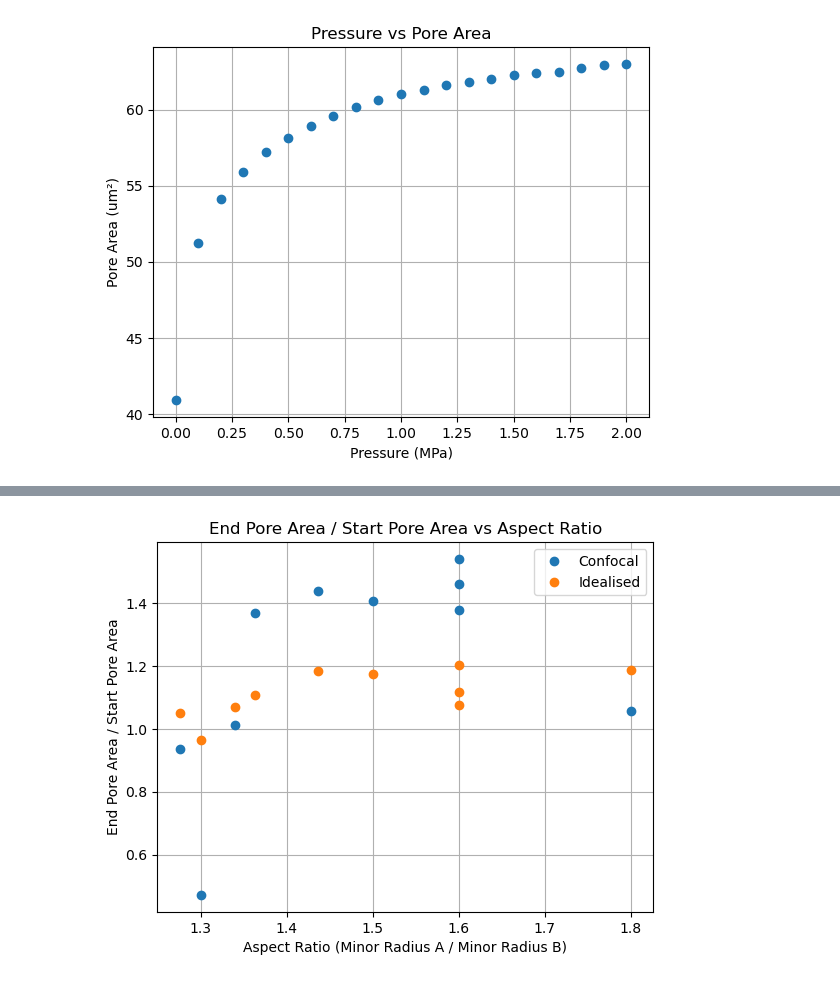
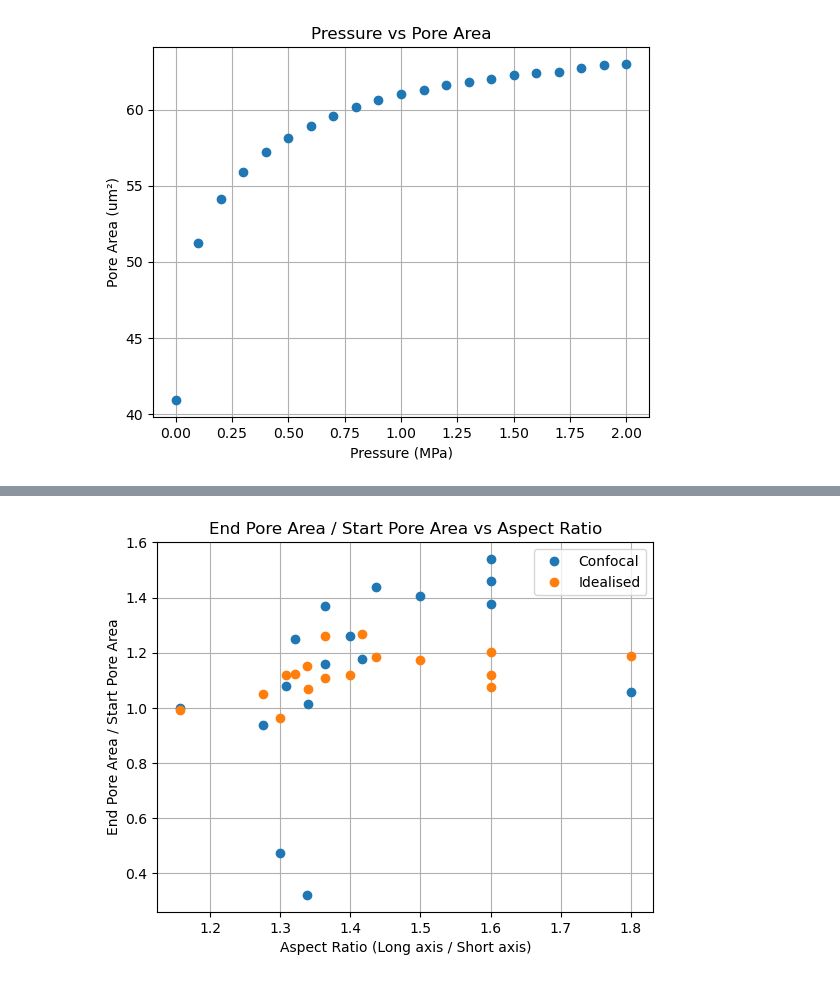
Before and after one commit to mtomtom/onion-stomatal-geometry, a Jupyter notebook: output/results.ipynb, the cells around one changed output, grey strips where cells are left out. Saved outputs shown, nothing was run; the diff lists cells and outputs as text; code cells hidden in the pictures.

Commit message:
Added idealised meshes

```diff
--- a/output/results.ipynb
+++ b/output/results.ipynb
@@ -1099,25 +1099,25 @@ plt.show()
 # %%
 ## Let's plot end pore area / start pore area against aspect ratio
 
 mesh_name =["1_2","1_3","1_4","1_5","1_6","1_8","2_1", "2_3", "2_6a", "2_6b", "2_7","3_1","3_2", "3_3", "3_4","3_6", "3_7"]
 minor_radius_a = [8, 8, 7.5, 9, 7.9, 7.4, 6.7, 7.2, 8, 7.8, 7, 7.5, 8.4, 8.5, 8.1, 8.5, 7.9]
 minor_radius_b = [5, 5, 5.5, 6, 5.5, 5.8, 5.0, 4, 5, 6, 5.3, 5.5, 6, 6, 7, 6.5, 5.9]
 stomata_length = [43, 40,40.5, 48.2, 45.2, 40.3, 37, 39.6, 37.5, 36, 40, 42.1, 41.6, 40.6, 40.5, 45.5, 41] # vertical dimension (y-axis)
 stomata_width = [37, 39, 35.4, 41.5, 37, 37.6, 36.0, 37.6, 37.0, 35, 33.5, 32.9, 37.2, 35.8, 36.3, 38.5, 35] # horizontal dimension (x-axis)
 confocal_pore_area = [40.9,44.7,43.0, 49.6, 53.9, 65.7, 73.8, 74.2, 21.7, 14.2, 49.2, 22, 20.9, 7.3, 23.5, 37.3, 22.3]
 aspect_ratio = [minor_radius_a[i] / minor_radius_b[i] for i in range(len(minor_radius_a))]
 con_change = [confocal_end_area[i] / confocal_start_area[i] for i in range(len(confocal_start_area))]
 id_change = [idealised_end_area[i] / idealised_start_area[i] for i in range(len(idealised_start_area))]
 
-end_val = 10
 
-plt.plot(aspect_ratio[0:end_val], con_change[0:end_val], 'o', label="Confocal")
-plt.plot(aspect_ratio[0:end_val], id_change[0:end_val], 'o', label="Idealised")
-plt.xlabel('Aspect Ratio (Minor Radius A / Minor Radius B)')
+plt.plot(aspect_ratio, con_change, 'o', label="Confocal")
+plt.plot(aspect_ratio, id_change, 'o', label="Idealised")
+plt.xlabel('Aspect Ratio (Long axis / Short axis)')
 plt.ylabel('End Pore Area / Start Pore Area')
 plt.title('End Pore Area / Start Pore Area vs Aspect Ratio')
 plt.legend()
 plt.grid(True)
+plt.savefig("end_pore_area_vs_aspect_ratio.png", dpi=300)
 plt.show()
 # %% [output]
-[figure, old version]
+[figure, new version]
```
Also changed, not shown: parts of 2 cells of this notebook.
